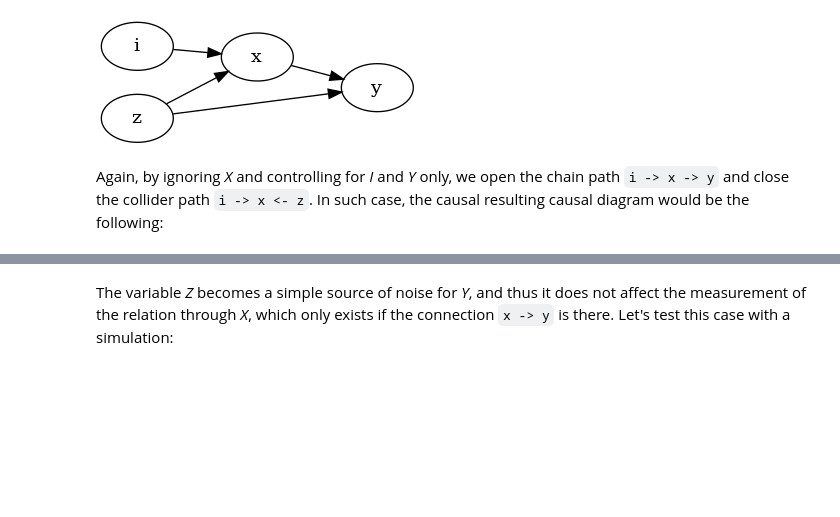
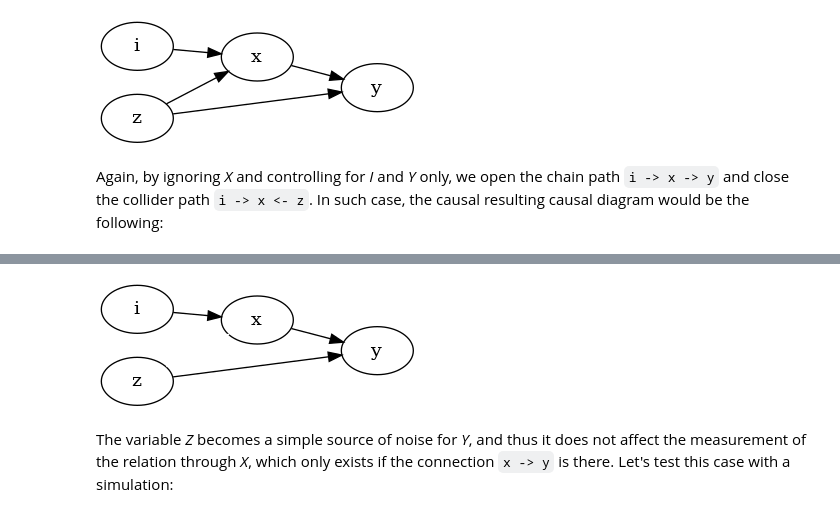
Before and after one commit to hsxavier/causal-eleitoral, a Jupyter notebook: analises/02_intro-to-causal-graphs.ipynb, the cells around one changed output, grey strips where cells are left out. Saved outputs shown, nothing was run; the diff lists cells and outputs as text; code cells hidden in the pictures; blank space fills up the shorter version.

```diff
--- a/analises/02_intro-to-causal-graphs.ipynb
+++ b/analises/02_intro-to-causal-graphs.ipynb
@@ -727,6 +727,8 @@ G = gv.AGraph(directed=True, rankdir='LR')
 G.add_edges_from([('i', 'x'), ('x', 'y'), ('z', 'y')])
 G.add_edge('z', 'x', color='white')
 G.layout(prog='dot')
-G.draw('graph.svg')
-display(SVG('graph.svg'))
+G.layout(prog='dot')
+img_bytes = G.draw(format='png')
+image = Image.open(io.BytesIO(img_bytes))
+display(image)
 # %% [output]
@@ -734,3 +735,4 @@ display(SVG('graph.svg'))
+[figure, added]
 # %% [markdown]
 The variable _Z_ becomes a simple source of noise for _Y_, and thus it does not affect the measurement of the relation through _X_, which only exists if the connection `x -> y` is there. Let's test this case with a simulation:
 # %%
```
Also changed, not shown: parts of 36 cells of this notebook, 2 other files.
